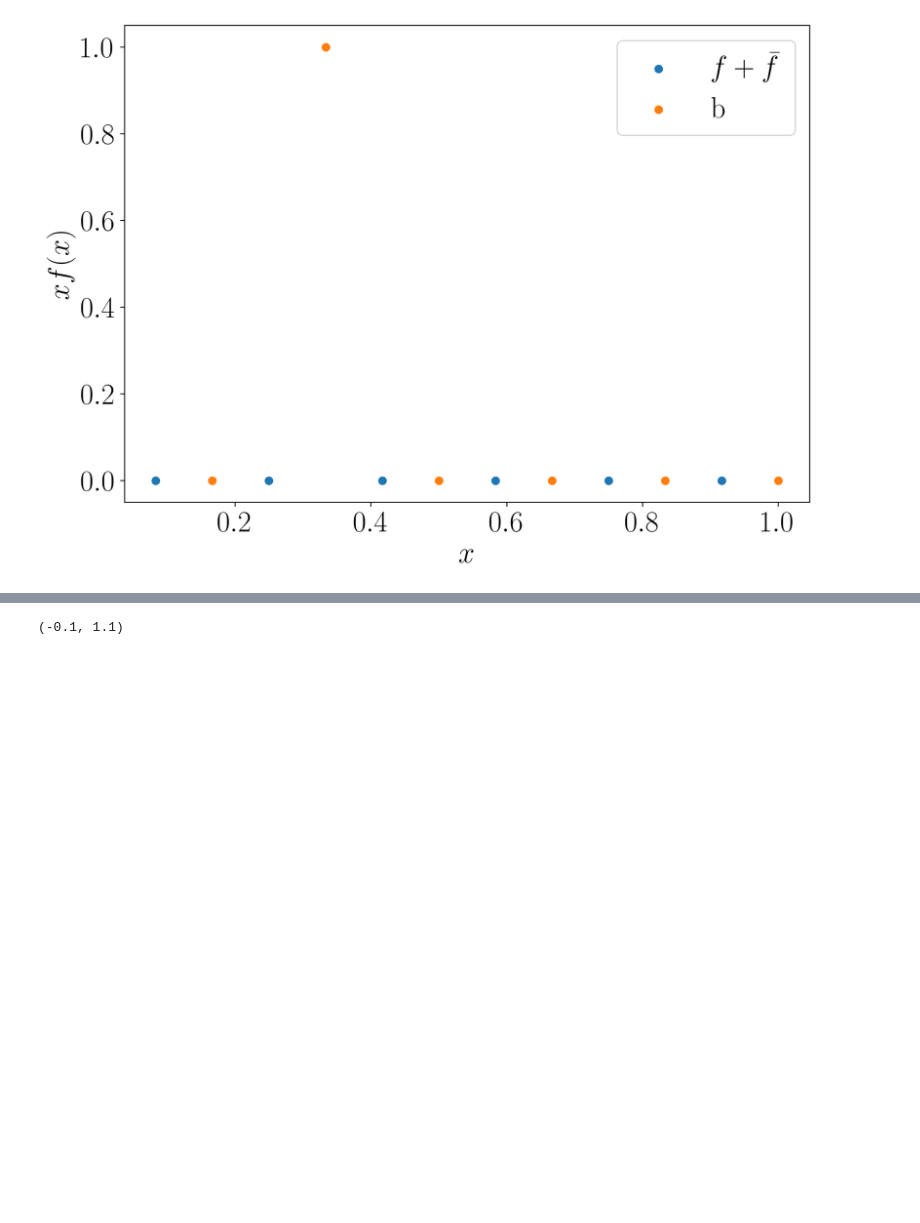
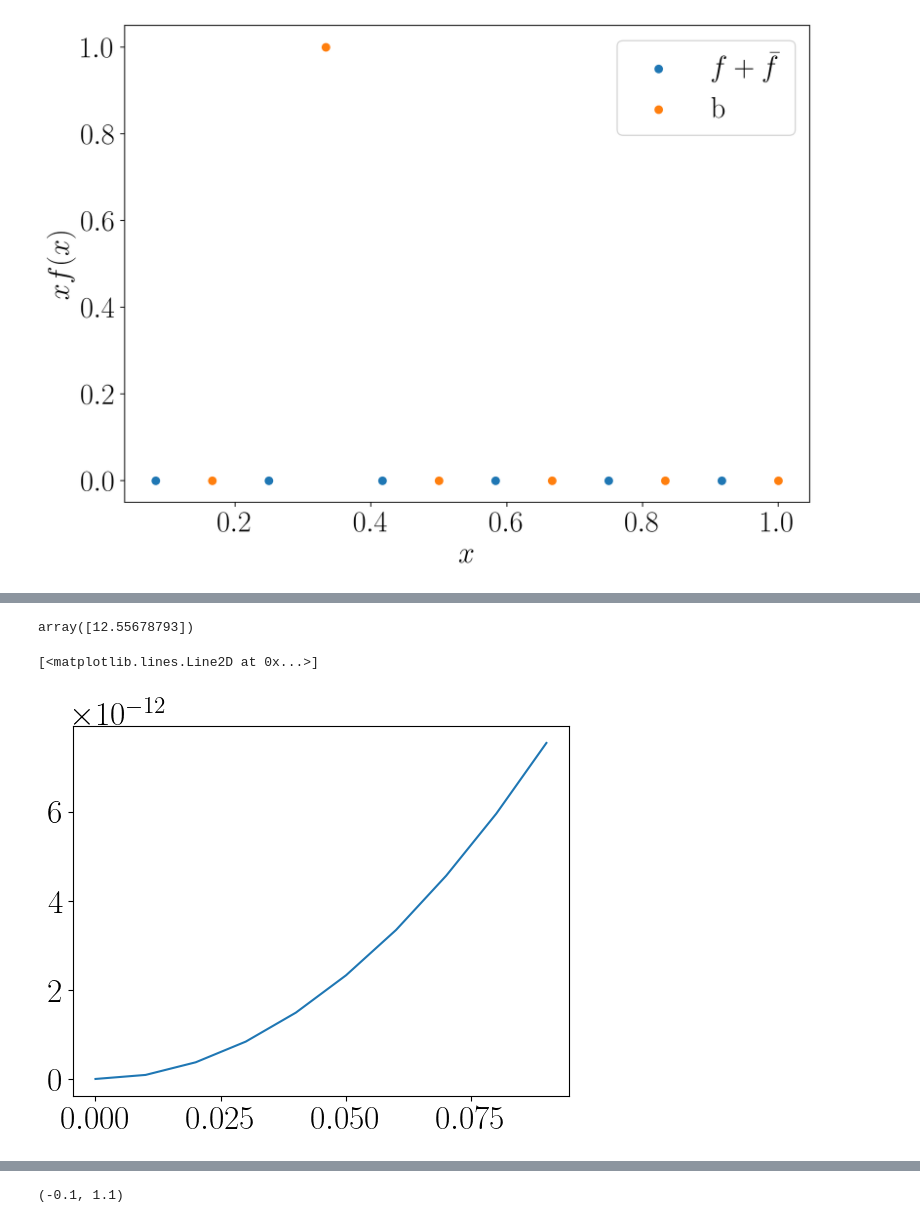
Before and after one commit to cgustin99/OpenParticle, a Jupyter notebook: models/Yukawa/yukawa.ipynb, the cells around one changed output, grey strips where cells are left out. Cells and saved outputs as stored; diff of their text form; code cells hidden in the pictures; blank space fills up the shorter version.

```diff
--- a/models/Yukawa/yukawa.ipynb
+++ b/models/Yukawa/yukawa.ipynb
@@ -521 +546,14 @@ def get_renormalized_eigenstates(resolutions, t,  g, mf, mb, Q, num_eigenstates,
+# %%
+def f(x, a):
+    return a*x**2
+
+scipy.optimize.curve_fit(f, np.arange(0, 0.1, 0.01), np.array(gis) - (12/5 + 12/7))[0]
+# %% [output]
+array([12.55678793])
+# %%
+# plt.plot(np.arange(0, 0.1, 0.01), )
+plt.plot(np.arange(0, 0.1, 0.01), 12.55678793 * np.arange(0, 0.1, 0.01)**2 - np.array(gis) + (12/5 + 12/7))
+# %% [output]
+[<matplotlib.lines.Line2D at 0x...>]
+[figure, added]
 # %%
```
Also changed, not shown: parts of 9 cells of this notebook, 1 other file.
